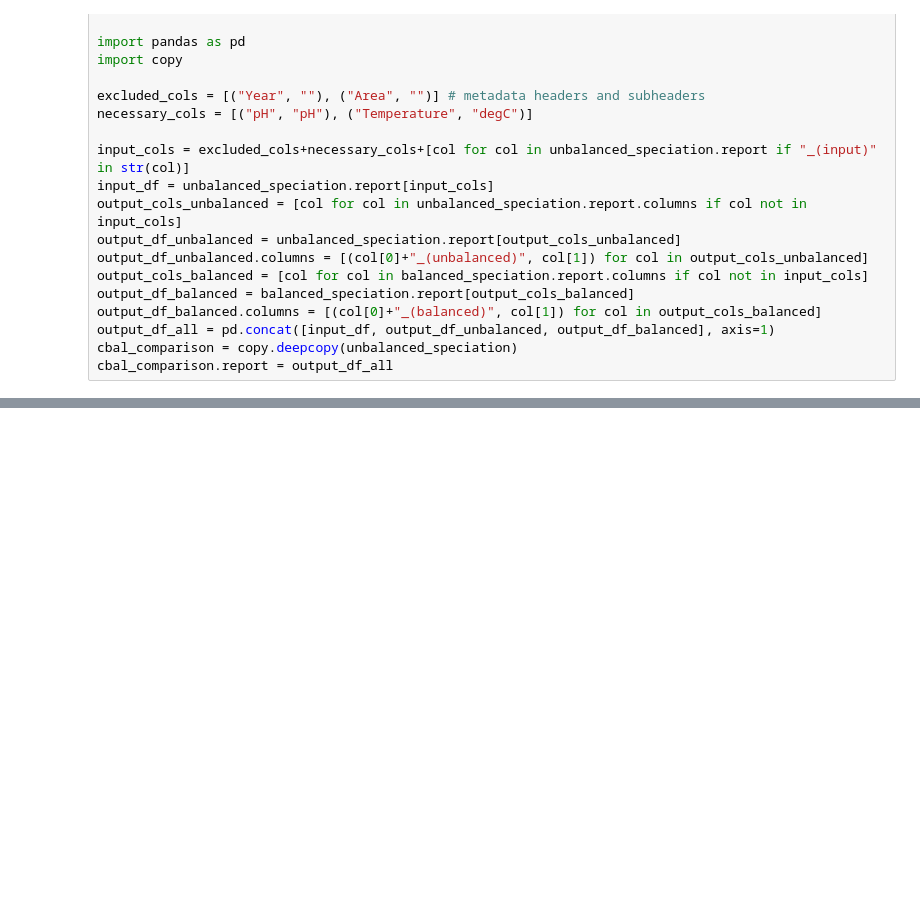
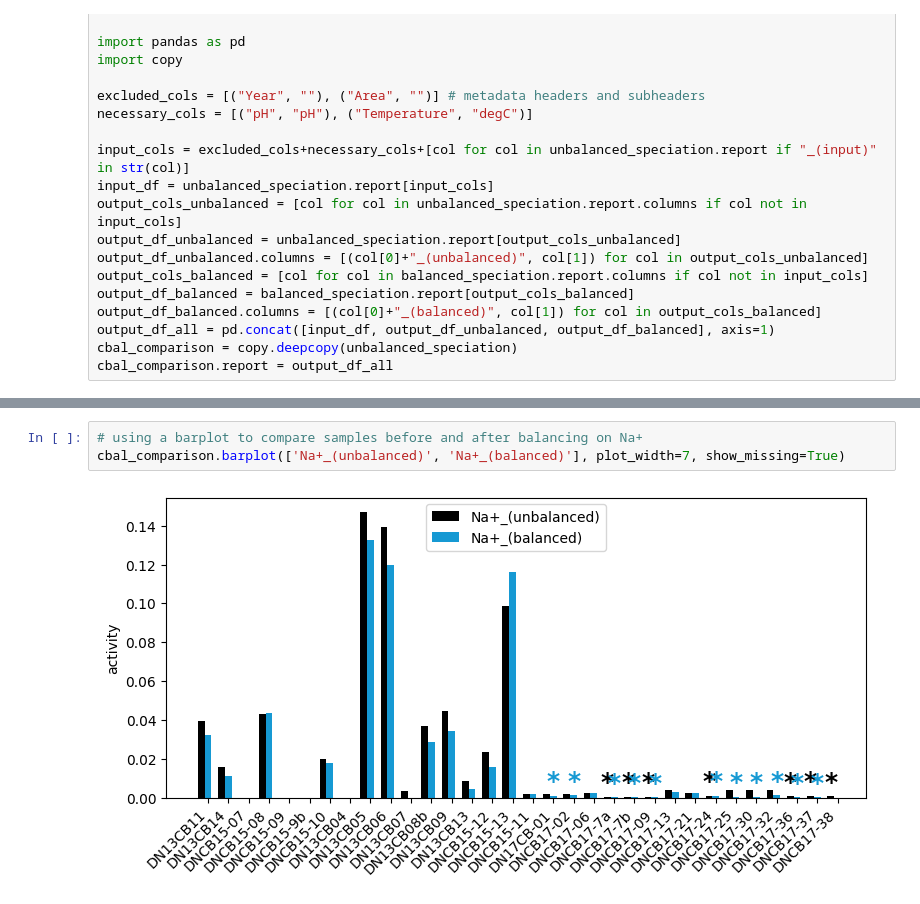
Before and after one commit to worm-portal/WORM-Library, a Jupyter notebook: 3-Aqueous-Speciation/3-Charge-Balancing/Charge-Balancing.ipynb, the cells around one changed output, grey strips where cells are left out. Cells and saved outputs as stored; diff of their text form; blank space fills up the shorter version.

```diff
--- a/3-Aqueous-Speciation/3-Charge-Balancing/Charge-Balancing.ipynb
+++ b/3-Aqueous-Speciation/3-Charge-Balancing/Charge-Balancing.ipynb
@@ -151,0 +145,5 @@ cbal_comparison.scatterplot('charge imbalance_(unbalanced)',
+# %%
+# using a barplot to compare samples before and after balancing on Na+
+cbal_comparison.barplot(['Na+_(unbalanced)', 'Na+_(balanced)'], plot_width=7, show_missing=True)
+# %% [output]
+[figure, added]
```
Also changed, not shown: parts of 8 cells of this notebook, 10 other files.
